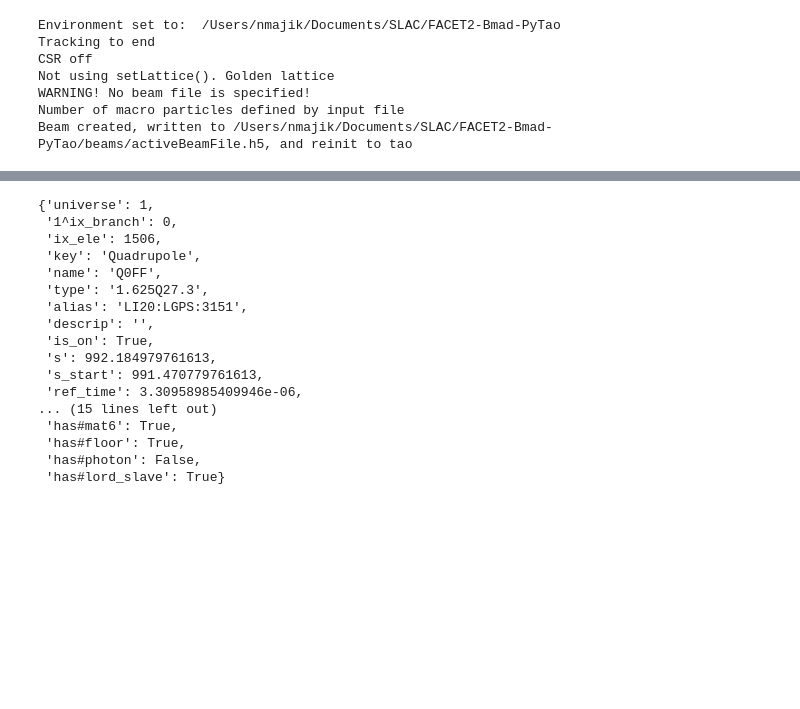
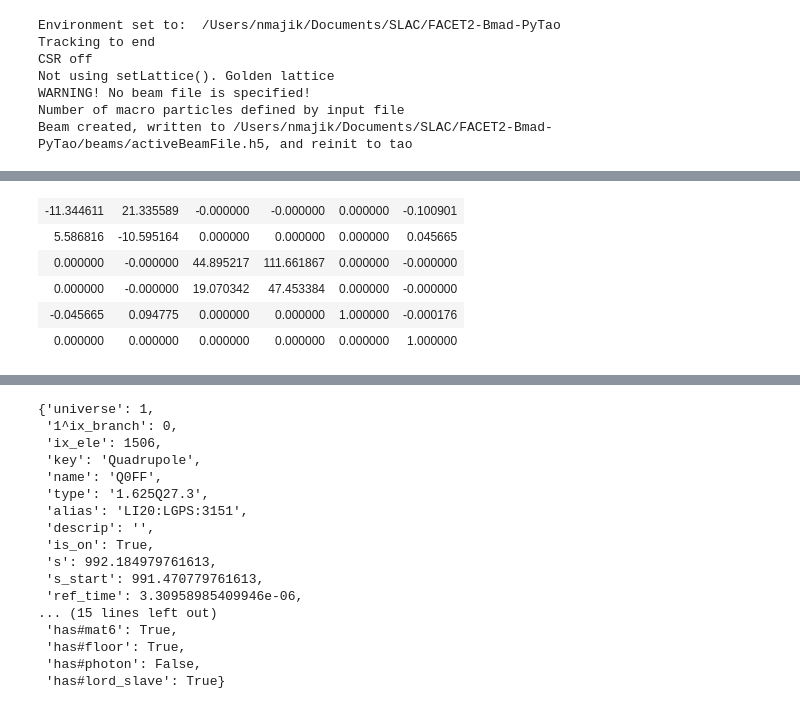
Before and after one commit to slaclab/FACET2-Bmad-PyTao, a Jupyter notebook: DELETEME.ipynb, the cells around one changed output, grey strips where cells are left out. Cells and saved outputs as stored; diff of their text form; code cells hidden in the pictures; blank space fills up the shorter version.

```diff
--- a/DELETEME.ipynb
+++ b/DELETEME.ipynb
@@ -86,0 +88,9 @@ tao.cmd('show ele XC1E -all')
+# %%
+getMatrix(tao, "S1EL#1", "S1ER#1", endOffset = -0.125, print = True);
+# %% [output]
+| -11.344611 | 21.335589 | -0.000000 | -0.000000 | 0.000000 | -0.100901 |
+| 5.586816 | -10.595164 | 0.000000 | 0.000000 | 0.000000 | 0.045665 |
+| 0.000000 | -0.000000 | 44.895217 | 111.661867 | 0.000000 | -0.000000 |
+| 0.000000 | -0.000000 | 19.070342 | 47.453384 | 0.000000 | -0.000000 |
+| -0.045665 | 0.094775 | 0.000000 | 0.000000 | 1.000000 | -0.000176 |
+| 0.000000 | 0.000000 | 0.000000 | 0.000000 | 0.000000 | 1.000000 |
```
Also changed, not shown: parts of 14 cells of this notebook, 23 other files.
